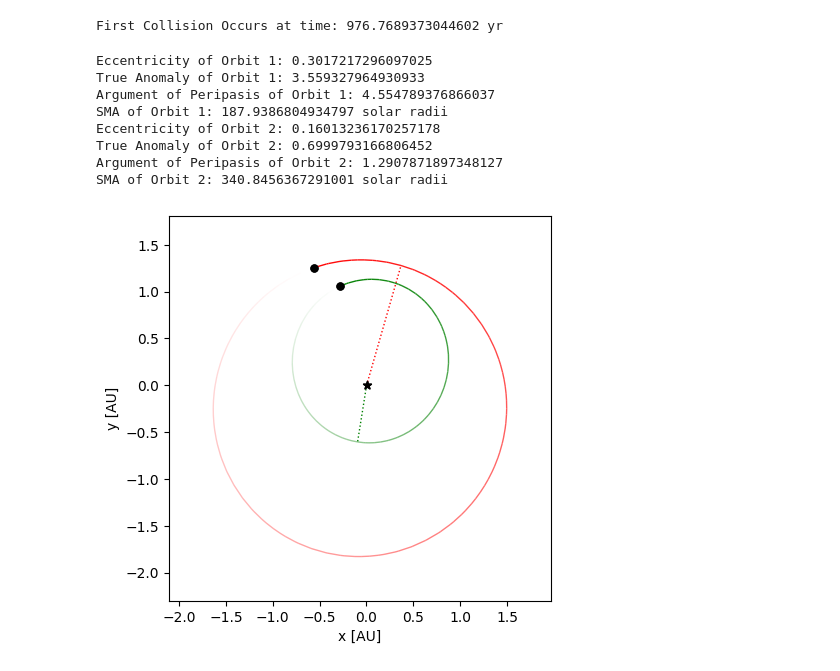
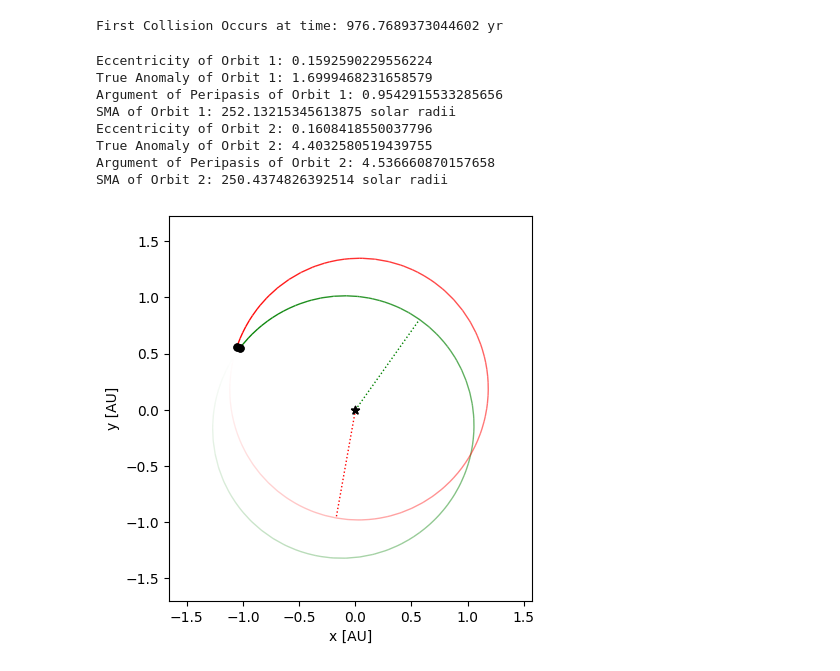
Before and after one commit to SudatKhan/ureca_repo, a Jupyter notebook: hill_instability.ipynb, the cells around one changed output. Cells and saved outputs as stored; diff of their text form; code cells hidden in the pictures.

```diff
--- a/hill_instability.ipynb
+++ b/hill_instability.ipynb
@@ -12,7 +12,7 @@ def setupSimulation():
     delta_critical = 2.40*(np.cbrt(2.0*jmass))
     sim.add(m = smass)
     sim.add(m = jmass, a= 1, r = (0.000477895/6), f = 0, hash="planet1")
-    sim.add(m = jmass, a= ((1 + delta_critical))-0.0115, r = (0.000477895/6), f = np.pi, hash="planet2")
+    sim.add(m = jmass, a= 1*((1 + delta_critical))-(0.0115), r = (0.000477895/6), f = np.pi, hash="planet2")
     sim.move_to_com()
     return sim
 # %%
@@ -70,23 +70,23 @@ sim.integrate(tmax)
 First Collision Occurs at time: 976.7689373044602 yr
 # %%
 sim = setupSimulation()
-sim.integrate(1500)
+sim.integrate(976.76)
 fig = rebound.OrbitPlot(sim, unitlabel='[AU]', color=['green', 'red'], periastron=True)
 print(f'Eccentricity of Orbit 1: {sim.calculate_orbits()[0].e}')
 print(f'True Anomaly of Orbit 1: {sim.calculate_orbits()[0].f}')
 print(f'Argument of Peripasis of Orbit 1: {sim.calculate_orbits()[0].omega}')
 print(f'SMA of Orbit 1: {215.032*sim.calculate_orbits()[0].a} solar radii')
 print(f'Eccentricity of Orbit 2: {sim.calculate_orbits()[1].e}')
 print(f'True Anomaly of Orbit 2: {sim.calculate_orbits()[1].f}')
 print(f'Argument of Peripasis of Orbit 2: {sim.calculate_orbits()[1].omega}')
 print(f'SMA of Orbit 2: {215.032*sim.calculate_orbits()[1].a} solar radii')
 # %% [output]
-Eccentricity of Orbit 1: 0.3017217296097025
-True Anomaly of Orbit 1: 3.559327964930933
-Argument of Peripasis of Orbit 1: 4.554789376866037
-SMA of Orbit 1: 187.9386804934797 solar radii
-Eccentricity of Orbit 2: 0.16013236170257178
-True Anomaly of Orbit 2: 0.6999793166806452
-Argument of Peripasis of Orbit 2: 1.2907871897348127
-SMA of Orbit 2: 340.8456367291001 solar radii
+Eccentricity of Orbit 1: 0.1592590229556224
+True Anomaly of Orbit 1: 1.6999468231658579
+Argument of Peripasis of Orbit 1: 0.9542915533285656
+SMA of Orbit 1: 252.13215345613875 solar radii
+Eccentricity of Orbit 2: 0.1608418550037796
+True Anomaly of Orbit 2: 4.4032580519439755
+Argument of Peripasis of Orbit 2: 4.536660870157658
+SMA of Orbit 2: 250.4374826392514 solar radii
-[figure, old version]
+[figure, new version]
```
Also changed, not shown: parts of 4 cells of this notebook.
